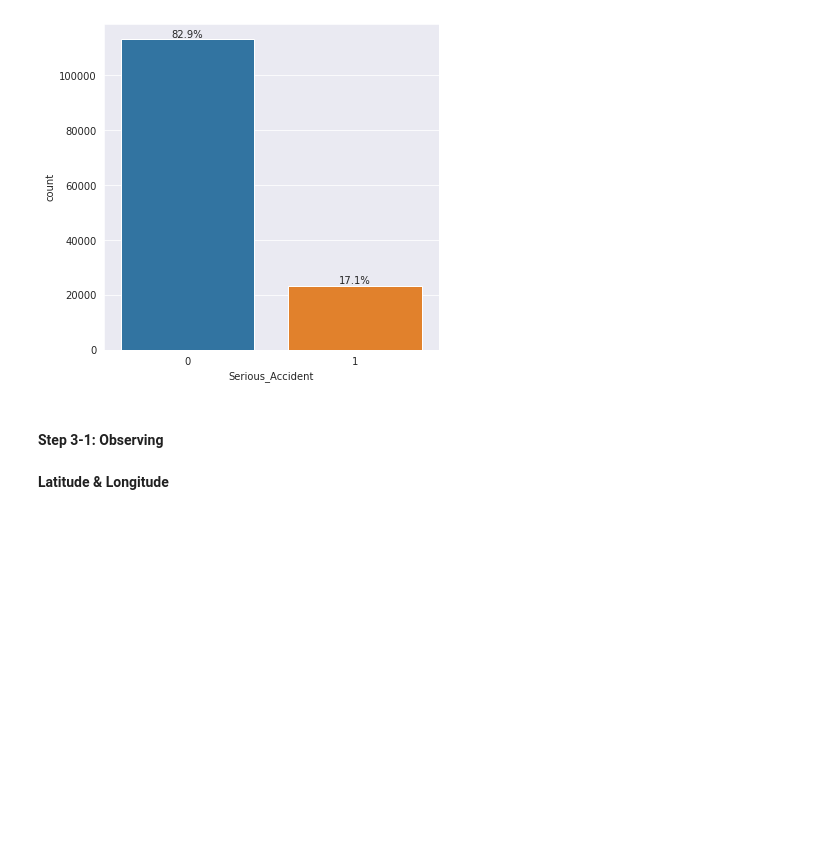
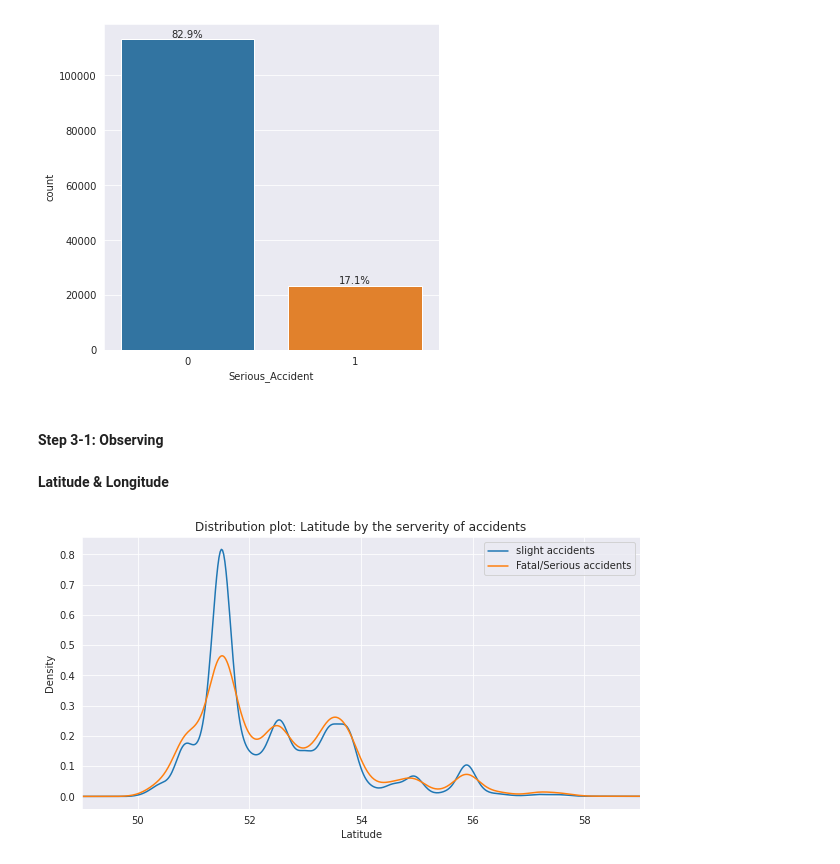
Before and after one commit to brian-pan/road-safety-machine-learning-report, a Jupyter notebook: machine_learning_python_project_one.ipynb, the cells around one changed output. Drawn from its saved outputs; the diff is of its cells as text; code cells hidden in the pictures; blank space fills up the shorter version.

```diff
--- a/machine_learning_python_project_one.ipynb
+++ b/machine_learning_python_project_one.ipynb
@@ -234,3 +234,15 @@ plt.show()
 # rename samples for convenience
 slight = df[df['Serious_Accident'] == 0]
 serious = df[df['Serious_Accident'] == 1] # slight and serious are dataframes
+# %%
+plt.figure(figsize=(10,5))
+# Latitude
+slight.Latitude.plot.density(label="slight accidents")
+serious.Latitude.plot.density(label="Fatal/Serious accidents")
+plt.legend()
+plt.title('Distribution plot: Latitude by the serverity of accidents')
+plt.xlim((49, 59))
+plt.xlabel("Latitude")
+plt.show()
+# %% [output]
+[figure, added]
```
